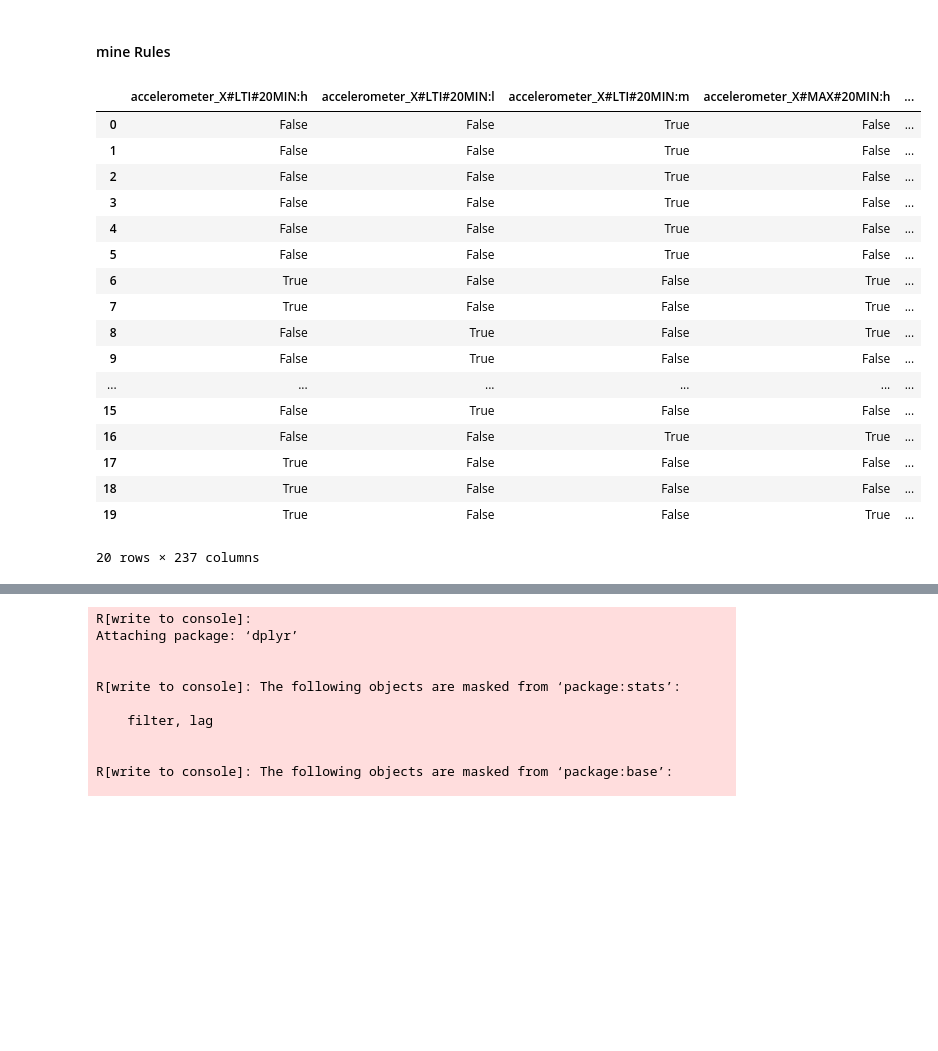
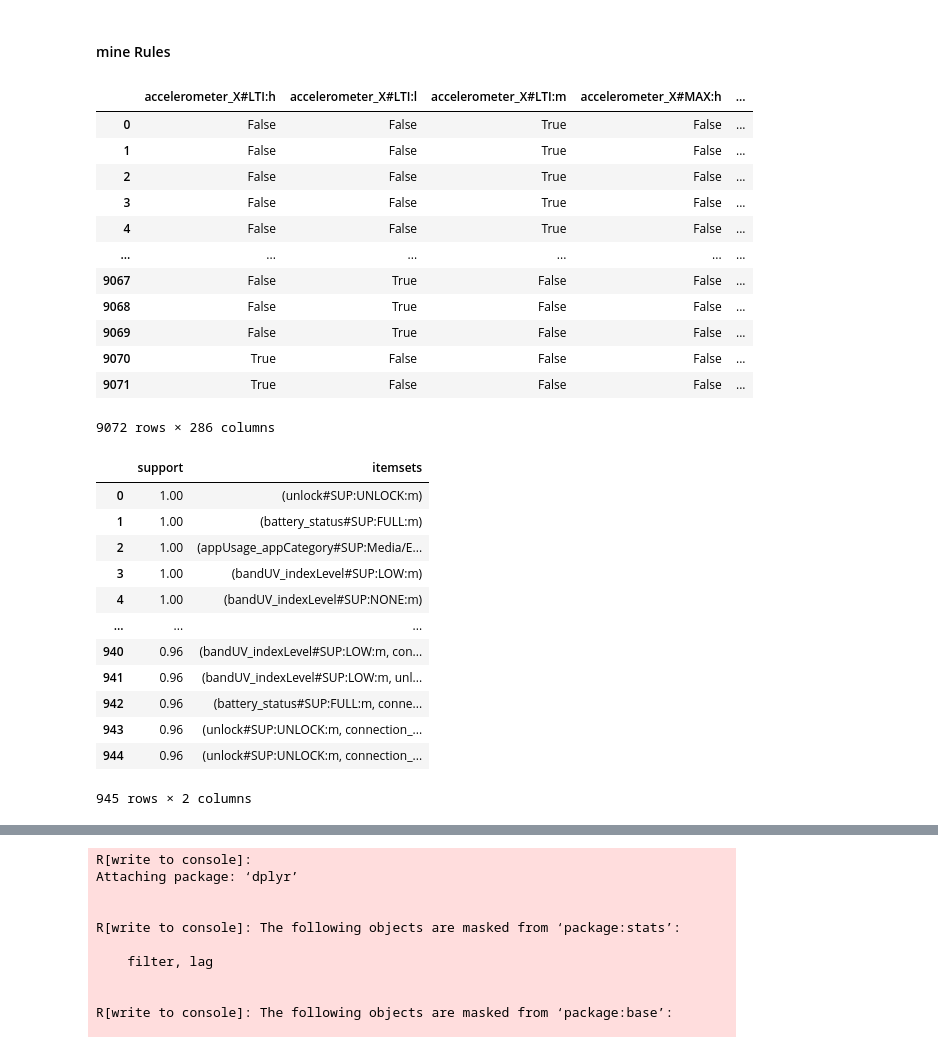
Before and after one commit to Jumabek/receptivity, a Jupyter notebook: analysis/Association Rule Mining.ipynb, the cells around one changed output, grey strips where cells are left out. Drawn from its saved outputs; the diff is of its cells as text; code cells hidden in the pictures; blank space fills up the shorter version.

Commit message:
mined frequent patterns with mlextend

```diff
--- a/analysis/Association Rule Mining.ipynb
+++ b/analysis/Association Rule Mining.ipynb
@@ -813,7 +807,0 @@ UnboundLocalError: local variable 'data' referenced before assignment
-# %%
-import dataset
-df = dataset.extract_slidingSubFeatures(
-        _pid= '1501', _label=labels_arm.loc['1501'], _sw_size_in_min=20
-        , selected_features=selected_features_mapped
-        ,pba=None
-    )
@@ -862,0 +808,6 @@ Length: 102, dtype: int64
+# %%
+sliding_features = pd.read_csv(
+    'feature/arm/sliding_features.csv', dtype={'pid':str}
+).set_index(['pid','timestamp'])
+
+sliding_features.isnull().sum().sort_values(ascending=False)
@@ -984,42 +940,54 @@ len(dataset)
 # %%
 import pandas as pd
 from mlxtend.preprocessing import TransactionEncoder
 from mlxtend.frequent_patterns import apriori, fpmax, fpgrowth
 
 
 # dataset = [['Milk', 'Onion', 'Nutmeg', 'Kidney Beans', 'Eggs', 'Yogurt'],
 #            ['Dill', 'Onion', 'Nutmeg', 'Kidney Beans', 'Eggs', 'Yogurt'],
 #            ['Milk', 'Apple', 'Kidney Beans', 'Eggs'],
 #            ['Milk', 'Unicorn', 'Corn', 'Kidney Beans', 'Yogurt'],
 #            ['Corn', 'Onion', 'Onion', 'Kidney Beans', 'Ice cream', 'Eggs']]
 
 te = TransactionEncoder()
-te_ary = te.fit(dataset[:20]).transform(dataset[:20])
+te_ary = te.fit(dataset).transform(dataset)
 df = pd.DataFrame(te_ary, columns=te.columns_)
 df
 # %% [output]
-|  | accelerometer_X#LTI#20MIN:h | accelerometer_X#LTI#20MIN:l | accelerometer_X#LTI#20MIN:m | accelerometer_X#MAX#20MIN:h | ... |
+|  | accelerometer_X#LTI:h | accelerometer_X#LTI:l | accelerometer_X#LTI:m | accelerometer_X#MAX:h | ... |
 | 0 | False | False | True | False | ... |
 | 1 | False | False | True | False | ... |
 | 2 | False | False | True | False | ... |
 | 3 | False | False | True | False | ... |
 | 4 | False | False | True | False | ... |
-| 5 | False | False | True | False | ... |
-| 6 | True | False | False | True | ... |
-| 7 | True | False | False | True | ... |
-| 8 | False | True | False | True | ... |
-| 9 | False | True | False | False | ... |
 | ... | ... | ... | ... | ... | ... |
-| 15 | False | True | False | False | ... |
-| 16 | False | False | True | True | ... |
-| 17 | True | False | False | False | ... |
-| 18 | True | False | False | False | ... |
-| 19 | True | False | False | True | ... |
+| 9067 | False | True | False | False | ... |
+| 9068 | False | True | False | False | ... |
+| 9069 | False | True | False | False | ... |
+| 9070 | True | False | False | False | ... |
+| 9071 | True | False | False | False | ... |
-20 rows × 237 columns
+9072 rows × 286 columns
 # %%
-frequent_itemsets = fpgrowth(df, min_support=0.6, use_colnames=True)
+frequent_itemsets = fpgrowth(
+    df, min_support=0.95, use_colnames=True,
+    max_len=3
+)
 ### alternatively:
 #frequent_itemsets = apriori(df, min_support=0.6, use_colnames=True)
 #frequent_itemsets = fpmax(df, min_support=0.6, use_colnames=True)
 
 frequent_itemsets
+# %% [output]
+|  | support | itemsets |
+| 0 | 1.00 | (unlock#SUP:UNLOCK:m) |
+| 1 | 1.00 | (battery_status#SUP:FULL:m) |
+| 2 | 1.00 | (appUsage_appCategory#SUP:Media/E... |
+| 3 | 1.00 | (bandUV_indexLevel#SUP:LOW:m) |
+| 4 | 1.00 | (bandUV_indexLevel#SUP:NONE:m) |
+| ... | ... | ... |
+| 940 | 0.96 | (bandUV_indexLevel#SUP:LOW:m, con... |
+| 941 | 0.96 | (bandUV_indexLevel#SUP:LOW:m, unl... |
+| 942 | 0.96 | (battery_status#SUP:FULL:m, conne... |
+| 943 | 0.96 | (unlock#SUP:UNLOCK:m, connection_... |
+| 944 | 0.96 | (unlock#SUP:UNLOCK:m, connection_... |
+945 rows × 2 columns
```
Also changed, not shown: parts of 20 cells of this notebook, 4 other files.
